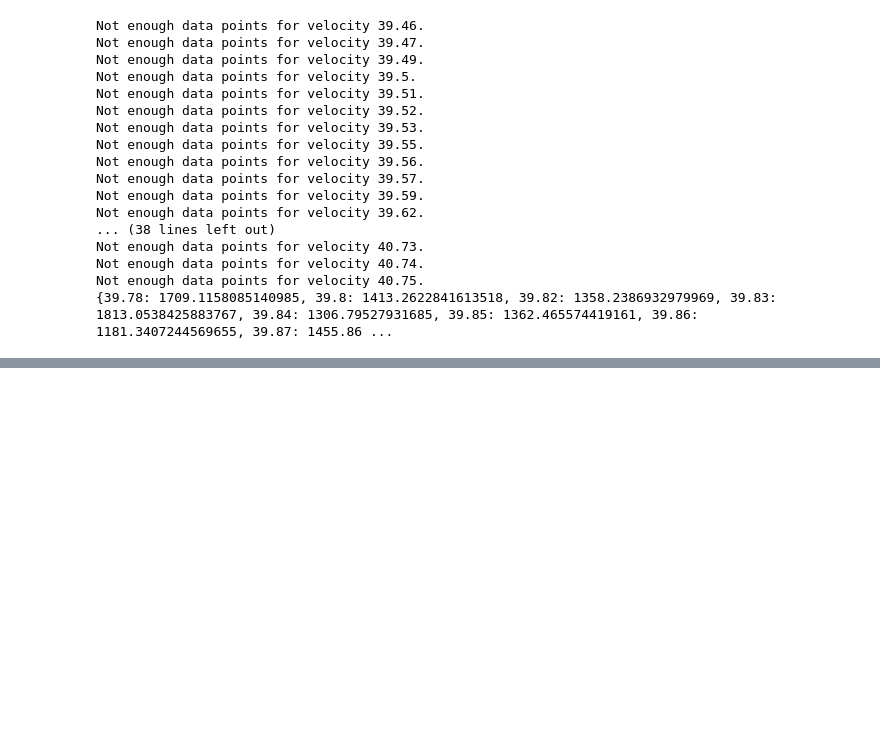
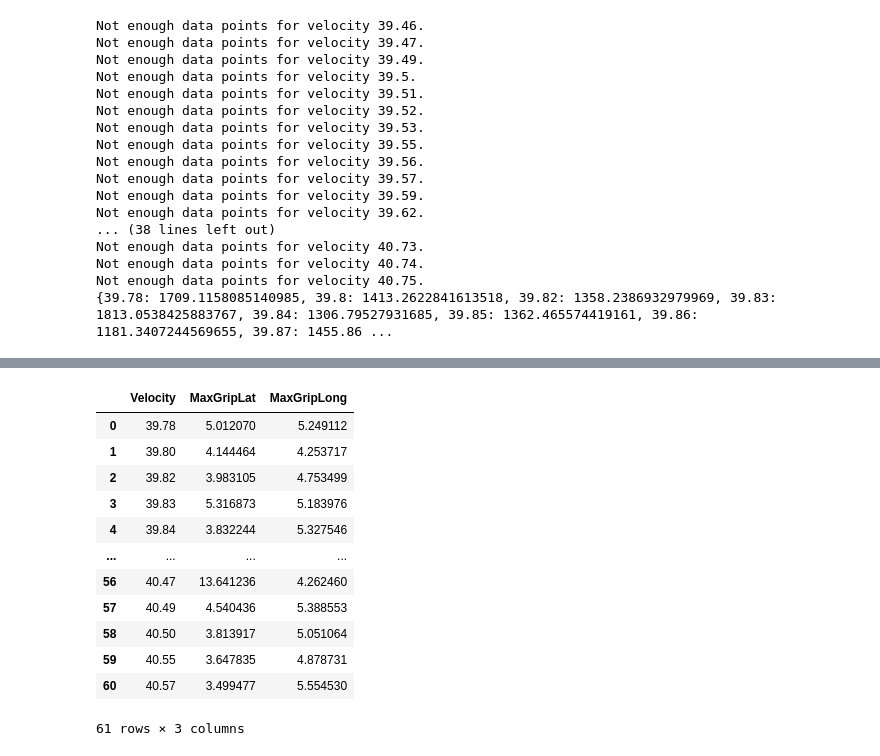
Before and after one commit to Formula-Electric-Berkeley/FEBSim, a Jupyter notebook: GGV.ipynb, the cells around one changed output, grey strips where cells are left out. Drawn from its saved outputs; the diff is of its cells as text; code cells hidden in the pictures; blank space fills up the shorter version.

```diff
--- a/GGV.ipynb
+++ b/GGV.ipynb
@@ -233,0 +276,23 @@ Not enough data points for velocity 41.61.
+# %%
+df_lat = pd.DataFrame(list(max_acc_lat.items()), columns=['Velocity', 'MaxGripLat'])
+df_long = pd.DataFrame(list(max_acc_long.items()), columns=['Velocity', 'MaxGripLong'])
+
+# Merge the DataFrames on the 'Velocity' column
+df_joined = pd.merge(df_lat, df_long, on='Velocity')
+
+# Display the first few rows of the DataFrame
+df_joined
+# %% [output]
+|  | Velocity | MaxGripLat | MaxGripLong |
+| 0 | 39.78 | 5.012070 | 5.249112 |
+| 1 | 39.80 | 4.144464 | 4.253717 |
+| 2 | 39.82 | 3.983105 | 4.753499 |
+| 3 | 39.83 | 5.316873 | 5.183976 |
+| 4 | 39.84 | 3.832244 | 5.327546 |
+| ... | ... | ... | ... |
+| 56 | 40.47 | 13.641236 | 4.262460 |
+| 57 | 40.49 | 4.540436 | 5.388553 |
+| 58 | 40.50 | 3.813917 | 5.051064 |
+| 59 | 40.55 | 3.647835 | 4.878731 |
+| 60 | 40.57 | 3.499477 | 5.554530 |
+61 rows × 3 columns
```
Also changed, not shown: parts of 3 cells of this notebook.
